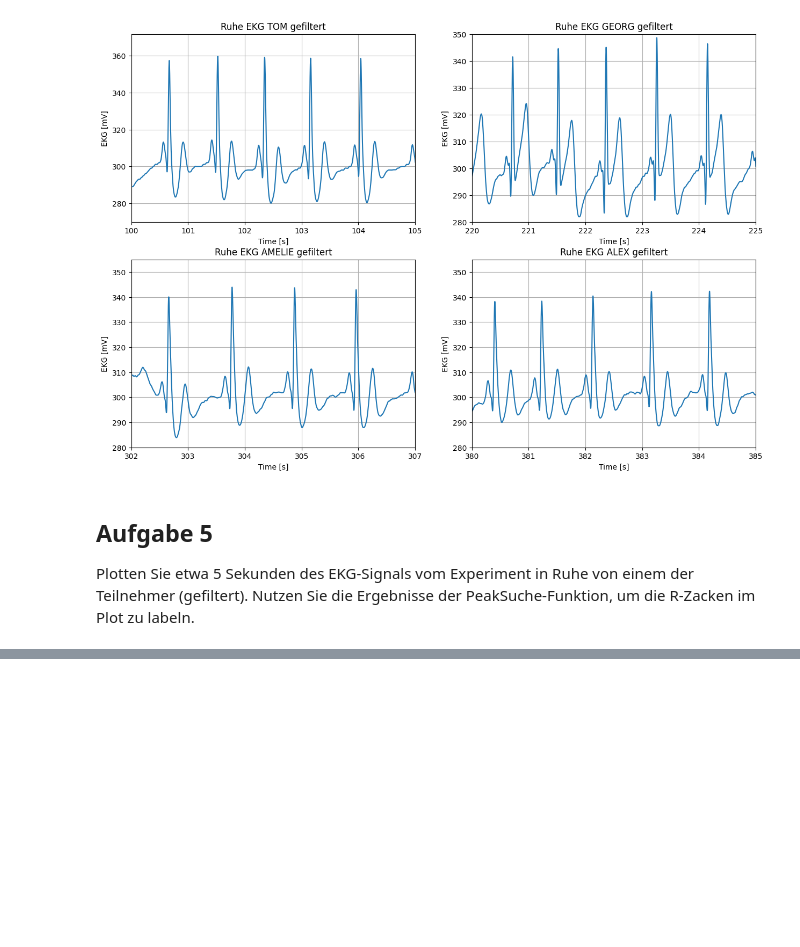
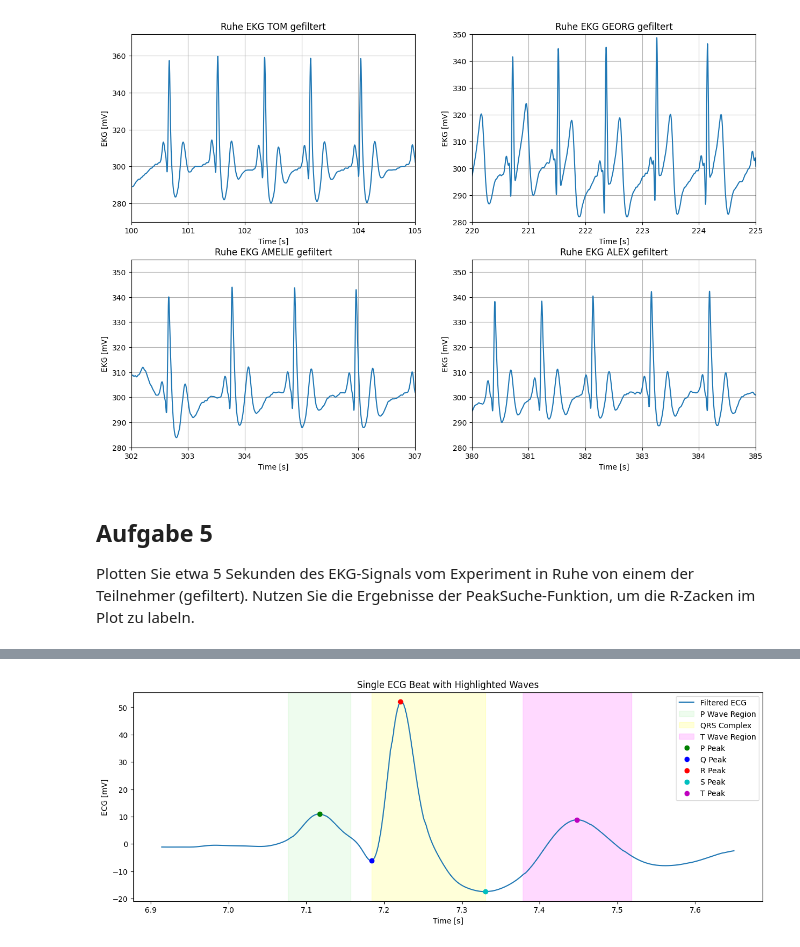
Before and after one commit to tomperg/Biosignalverarbeitung_Selbsthilfegruppe, a Jupyter notebook: Assignment2_Abgabe.ipynb, the cells around one changed output, grey strips where cells are left out. Saved outputs shown, nothing was run; the diff lists cells and outputs as text; code cells hidden in the pictures; blank space fills up the shorter version.

Commit message:
peak detection and wave marking

```diff
--- a/Assignment2_Abgabe.ipynb
+++ b/Assignment2_Abgabe.ipynb
@@ -120,0 +256,58 @@ plt.show()
+# %%
+# Choose which beat to display
+beat_idx = 0  # for example, display the first detected beat
+
+# Extract peak indices for this beat
+# Note: Ensure that your p_peaks, q_peaks, s_peaks, t_peaks indices align with the R peaks
+p_loc = p_peaks[beat_idx]
+q_loc = q_peaks[beat_idx]
+s_loc = s_peaks[beat_idx]
+t_loc = t_peaks[beat_idx]
+
+# For R, depending on your indexing, you might need to be careful:
+# If your R peak list corresponds directly (e.g. same indexing), do this:
+r_loc = r_peaks['ECG_R_Peaks'][beat_idx+1]  # +1 if p,q,s,t indexing started at second R
+
+# Define a helper to convert ms to samples
+def ms_to_samples(ms, fs=500):
+    return int((ms/1000) * fs)
+
+# Determine a plotting window around the beat
+# For example: 200ms before P wave to 200ms after T wave
+start_view = max(p_loc - ms_to_samples(200), 0)
+end_view = min(t_loc + ms_to_samples(200), len(filtered_signal))
+
+time_segment = dataRTOM['Time'][start_view:end_view]/1000
+ecg_segment = filtered_signal[start_view:end_view]
+
+fig, ax = plt.subplots(figsize=(15,5))
+ax.plot(time_segment, ecg_segment, label='Filtered ECG')
+
+# Now highlight the areas of interest.
+# For the P wave, we only have a peak point. Let's highlight a small region around it, say ±40ms
+ax.axvspan((dataRTOM['Time'][p_loc]/1000 - 0.04), (dataRTOM['Time'][p_loc]/1000 + 0.04),
+           color='lightgreen', alpha=0.15, label='P Wave Region')
+
+# Highlight the Q to S region (QRS complex)
+ax.axvspan(dataRTOM['Time'][q_loc]/1000, dataRTOM['Time'][s_loc]/1000,
+           color='yellow', alpha=0.15, label='QRS Complex')
+
+# For the T wave, also highlight a small region around it, say ±70ms
+ax.axvspan((dataRTOM['Time'][t_loc]/1000 - 0.07), (dataRTOM['Time'][t_loc]/1000 + 0.07),
+           color='magenta', alpha=0.15, label='T Wave Region')
+
+# Mark the individual peaks
+ax.plot(dataRTOM['Time'][p_loc]/1000, filtered_signal[p_loc], 'go', label='P Peak')
+ax.plot(dataRTOM['Time'][q_loc]/1000, filtered_signal[q_loc], 'bo', label='Q Peak')
+ax.plot(dataRTOM['Time'][r_loc]/1000, filtered_signal[r_loc], 'ro', label='R Peak')
+ax.plot(dataRTOM['Time'][s_loc]/1000, filtered_signal[s_loc], 'co', label='S Peak')
+ax.plot(dataRTOM['Time'][t_loc]/1000, filtered_signal[t_loc], 'mo', label='T Peak')
+
+ax.set_title('Single ECG Beat with Highlighted Waves')
+ax.set_xlabel('Time [s]')
+ax.set_ylabel('ECG [mV]')
+ax.grid(False)
+ax.legend()
+plt.show()
+# %% [output]
+[figure, added]
```
Also changed, not shown: parts of 1 cell of this notebook.
